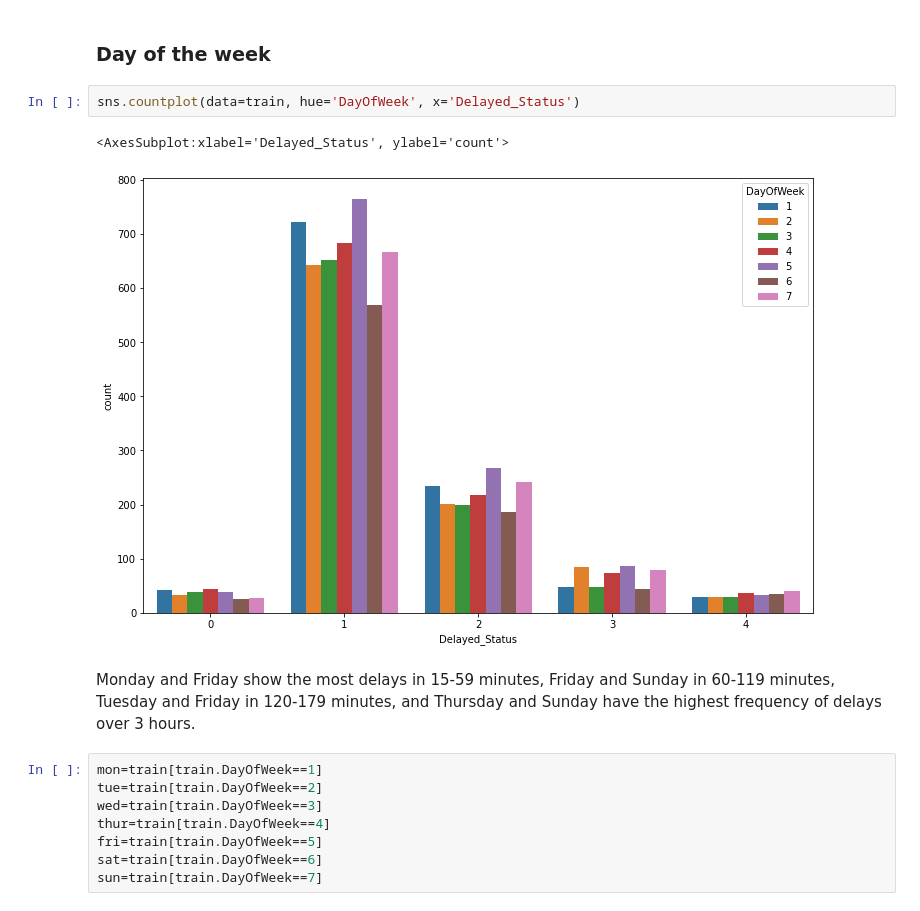
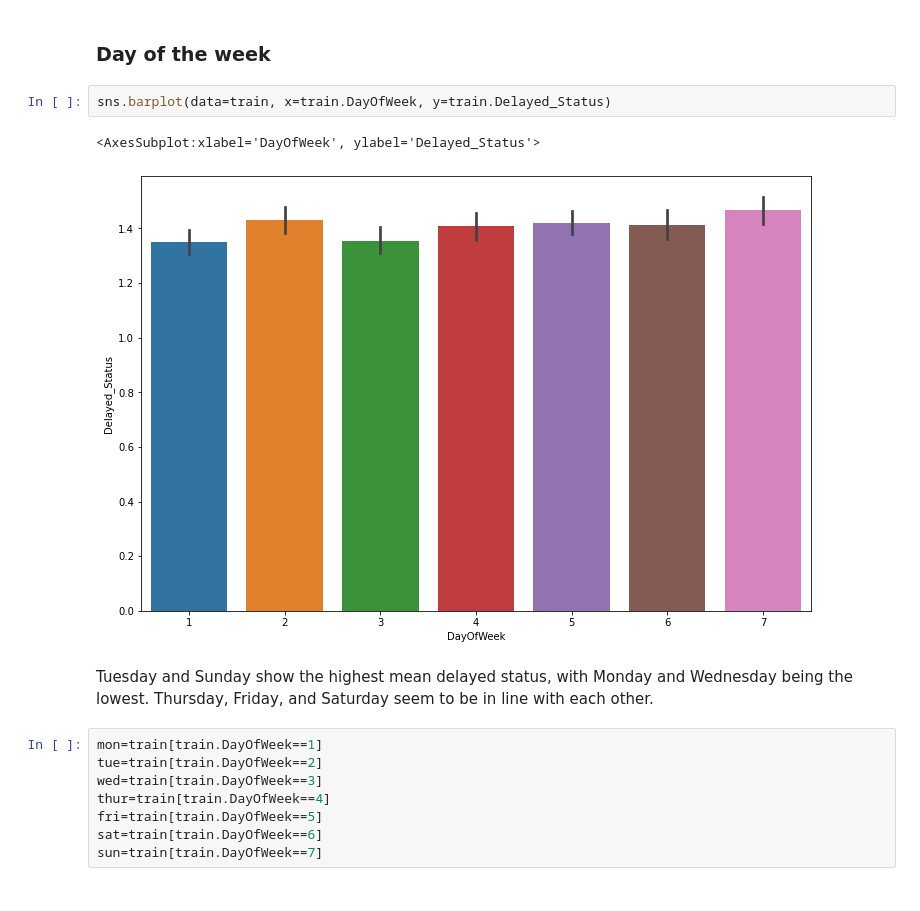
Before and after one commit to lochlynlaskowski/Airline_delays, a Jupyter notebook: Airline delays - explore.ipynb, the cells around one changed output. Cells and saved outputs as stored; diff of their text form.

```diff
--- a/Airline delays - explore.ipynb
+++ b/Airline delays - explore.ipynb
@@ -379,12 +365,12 @@ Fail to reject the null
 # %% [markdown]
 ### Day of the week
 # %%
-sns.countplot(data=train, hue='DayOfWeek', x='Delayed_Status')
+sns.barplot(data=train, x=train.DayOfWeek, y=train.Delayed_Status)
 # %% [output]
-<AxesSubplot:xlabel='Delayed_Status', ylabel='count'>
+<AxesSubplot:xlabel='DayOfWeek', ylabel='Delayed_Status'>
-[figure, old version]
+[figure, new version]
-# %% [markdown]
-Monday and Friday show the most delays in 15-59 minutes, Friday and Sunday in 60-119 minutes, Tuesday and Friday in 120-179 minutes, and Thursday and Sunday have the highest frequency of delays over 3 hours.
+# %% [markdown]
+Tuesday and Sunday show the highest mean delayed status, with Monday and Wednesday being the lowest. Thursday, Friday, and Saturday seem to be in line with each other.
 # %%
 mon=train[train.DayOfWeek==1]
 tue=train[train.DayOfWeek==2]
```
Also changed, not shown: parts of 57 cells of this notebook, 1 other file.
